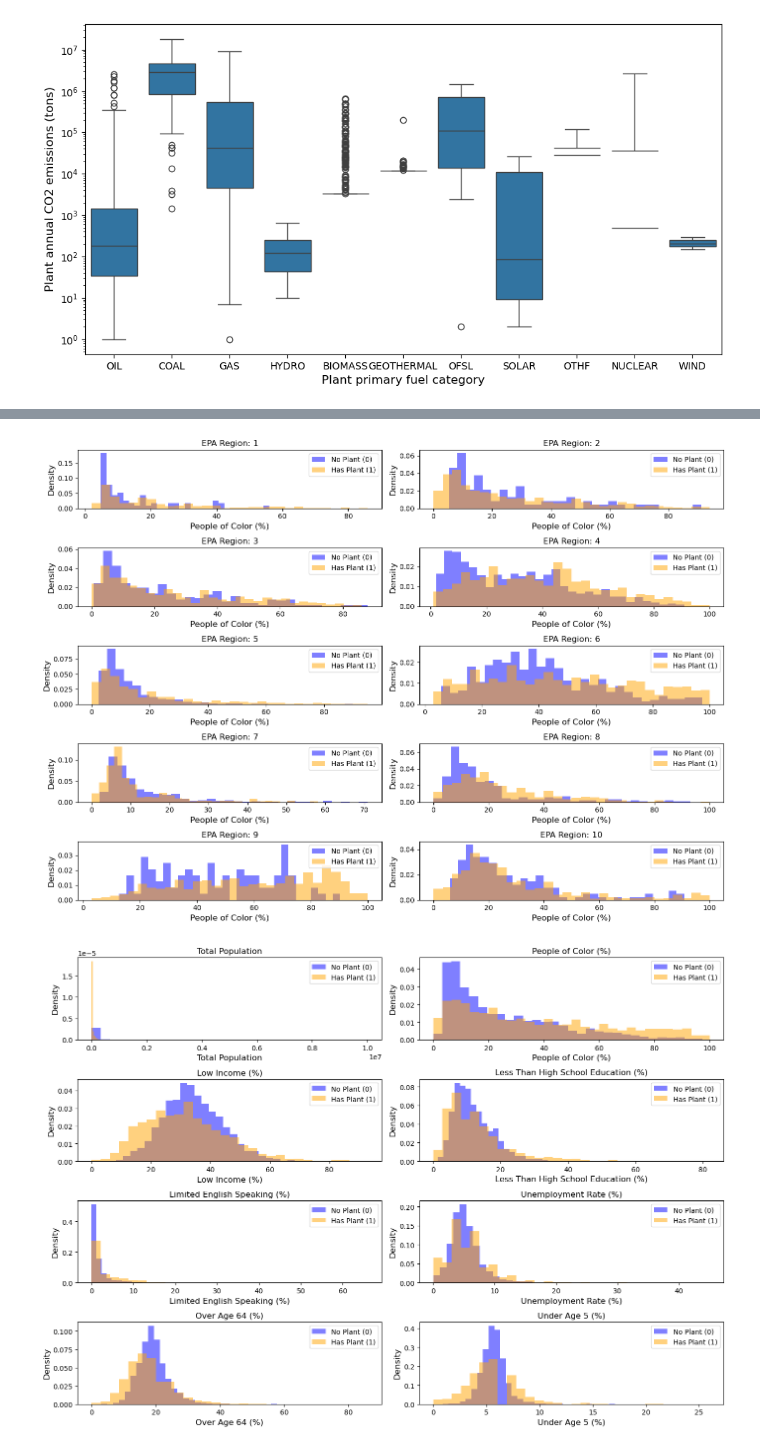
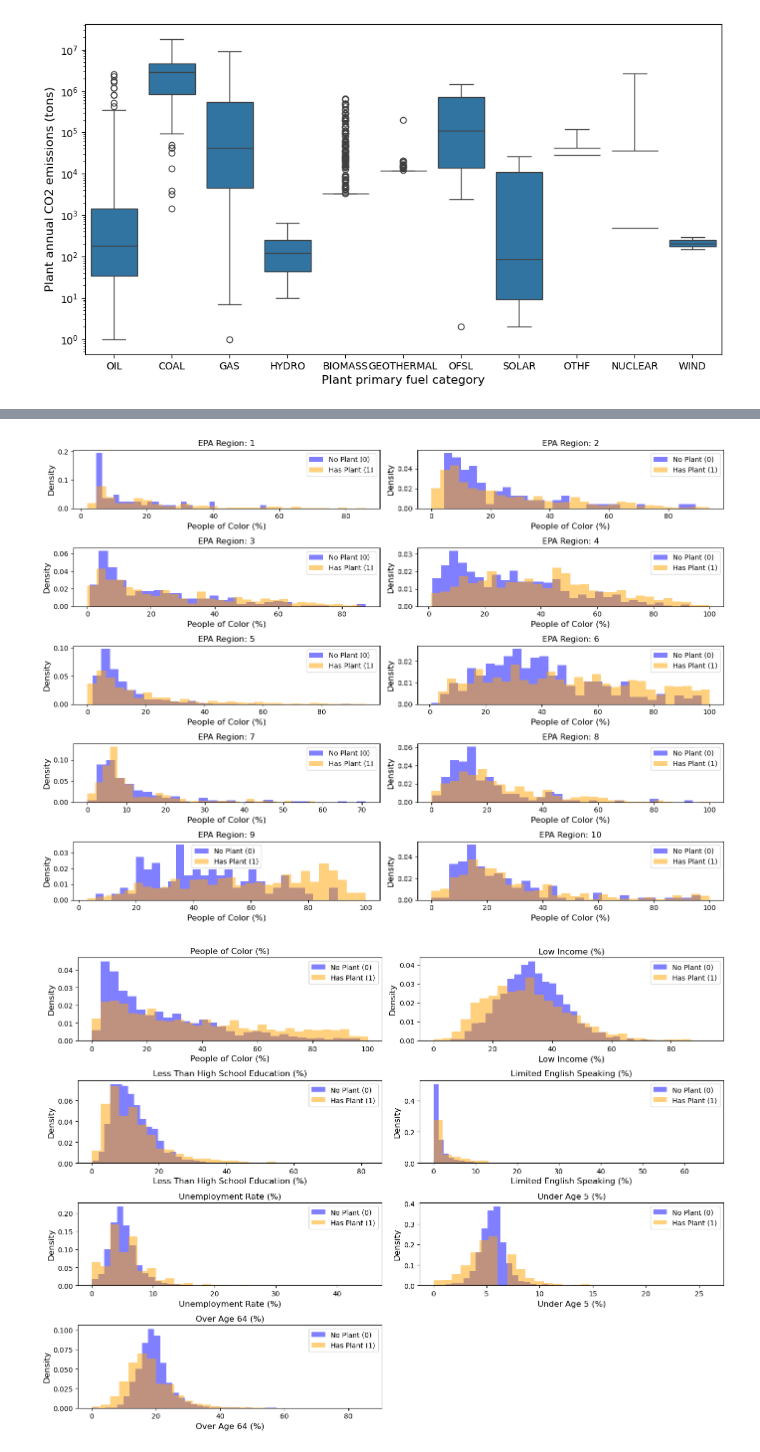
Before and after one commit to reilyfairchild/Data102_Final_Project, a Jupyter notebook: dataset_3_EDA.ipynb, the cells around one changed output, grey strips where cells are left out. Cells and saved outputs as stored; diff of their text form; code cells hidden in the pictures.

Commit message:
eda and data processing clean

```diff
--- a/dataset_3_EDA.ipynb
+++ b/dataset_3_EDA.ipynb
@@ -217,8 +216,0 @@ ejscreen
-# %%
-# the fuel order was set by eda, choosing plants that emit the most c02. our hypothesis is that this is in marginalized communities, so we want to get the data of the 3 mile radius around those plants
-
-fuel_order = ['COAL', 'OFSL',  'GAS', 'OIL', 'HYDRO', 'SOLAR', 'OTHF', 'WIND', 'GEOTHERMAL', 'BIOMASS']
-egridf['Plant primary fuel category_x'] = pd.Categorical(egridf['Plant primary fuel category_x'], categories=fuel_order, ordered=True)
-egridf_fuelorder = egridf.sort_values('Plant primary fuel category_x')
-egrid_unique = egridf_fuelorder.drop_duplicates(subset='County FIPS', keep='first')
-egrid_unique
@@ -271,4 +222,5 @@ joined = pd.concat([ejscreen_tojoin, egridf])
 # %%
+joined = joined.drop_duplicates()
 joined
 # %% [output]
 |  | County FIPS | Plant state abbreviation | Plant county name | EPA Region | has_plant | Total Population | ... |
@@ -434,42 +371,45 @@ for i in np.arange(10):
 plt.tight_layout()
 plt.show()
 # %% [output]
-[figure, old version]
+[figure, new version]
 # %%
 # Create a figure with 2 rows and 3 columns
 fig, axes = plt.subplots(nrows=4, ncols=2, figsize=(14, 10))
 axes = axes.flatten() # Flattens the 2x3 grid into a list for easy looping
+cols = ['People of Color (%)', 'Low Income (%)', 'Less Than High School Education (%)', 'Limited English Speaking (%)','Unemployment Rate (%)', 'Under Age 5 (%)', 'Over Age 64 (%)']
 
-for i, col in enumerate(columns_to_plot):
+for i, col in enumerate(cols):
     ax = axes[i]
 
     # Plot histogram for has_plant = 0
     ax.hist(
         joined[joined['has_plant'] == 0][col],
         bins=30,
         alpha=0.5,
         label='No Plant (0)',
         color='blue',
         density=True # Normalizes so you can compare shapes despite different sample sizes
     )
 
     # Plot histogram for has_plant = 1
     ax.hist(
         joined[joined['has_plant'] == 1][col],
         bins=30,
         alpha=0.5,
         label='Has Plant (1)',
         color='orange',
         density=True
     )
 
     # Formatting
     ax.set_title(col)
     ax.set_xlabel(f'{col}')
     ax.set_ylabel('Density')
     ax.legend()
 
+
 plt.tight_layout()
+fig.delaxes(fig.axes[-1])
 plt.show()
 # %% [output]
-[figure, old version]
+[figure, new version]
```
Also changed, not shown: parts of 11 cells of this notebook, 5 other files.
